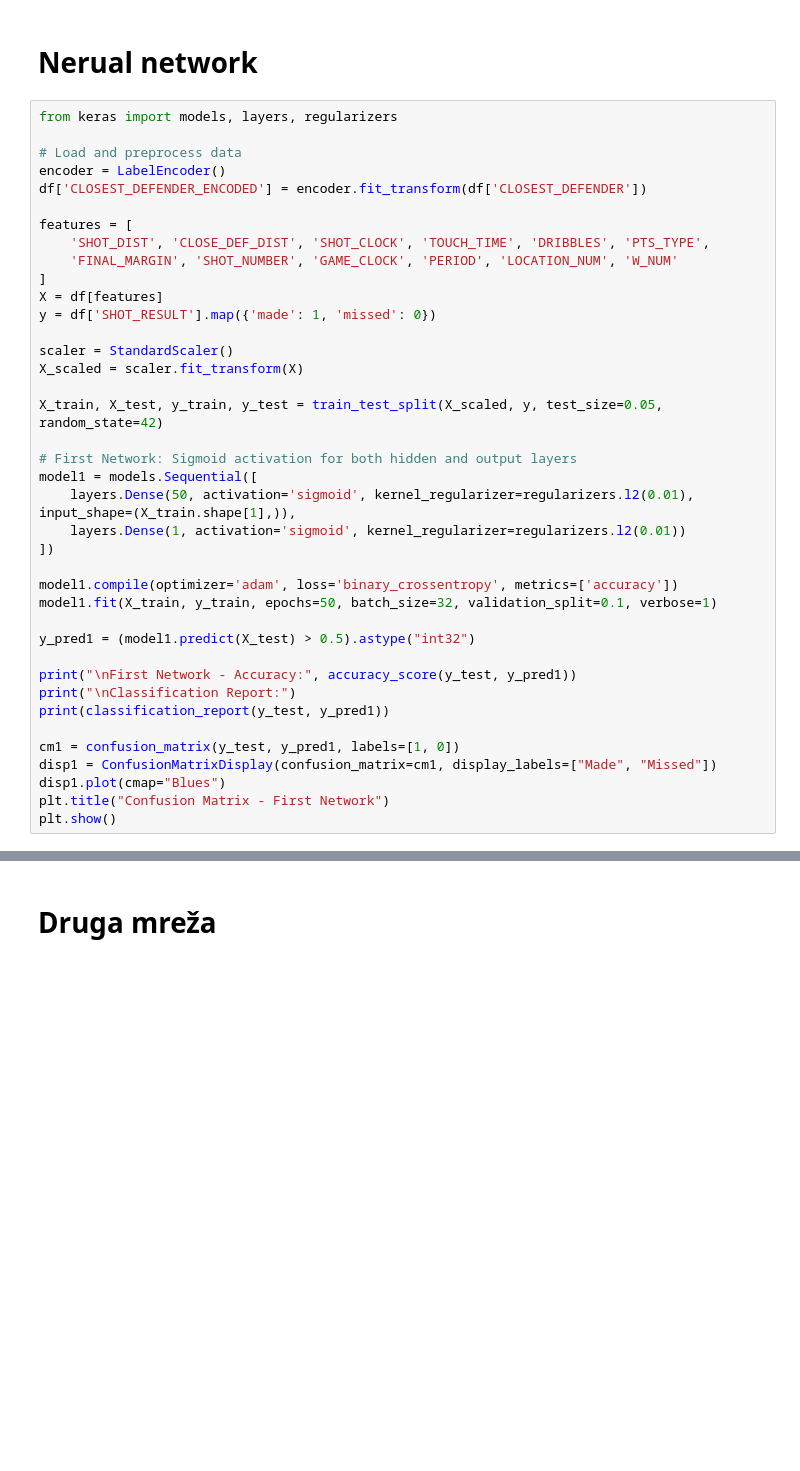
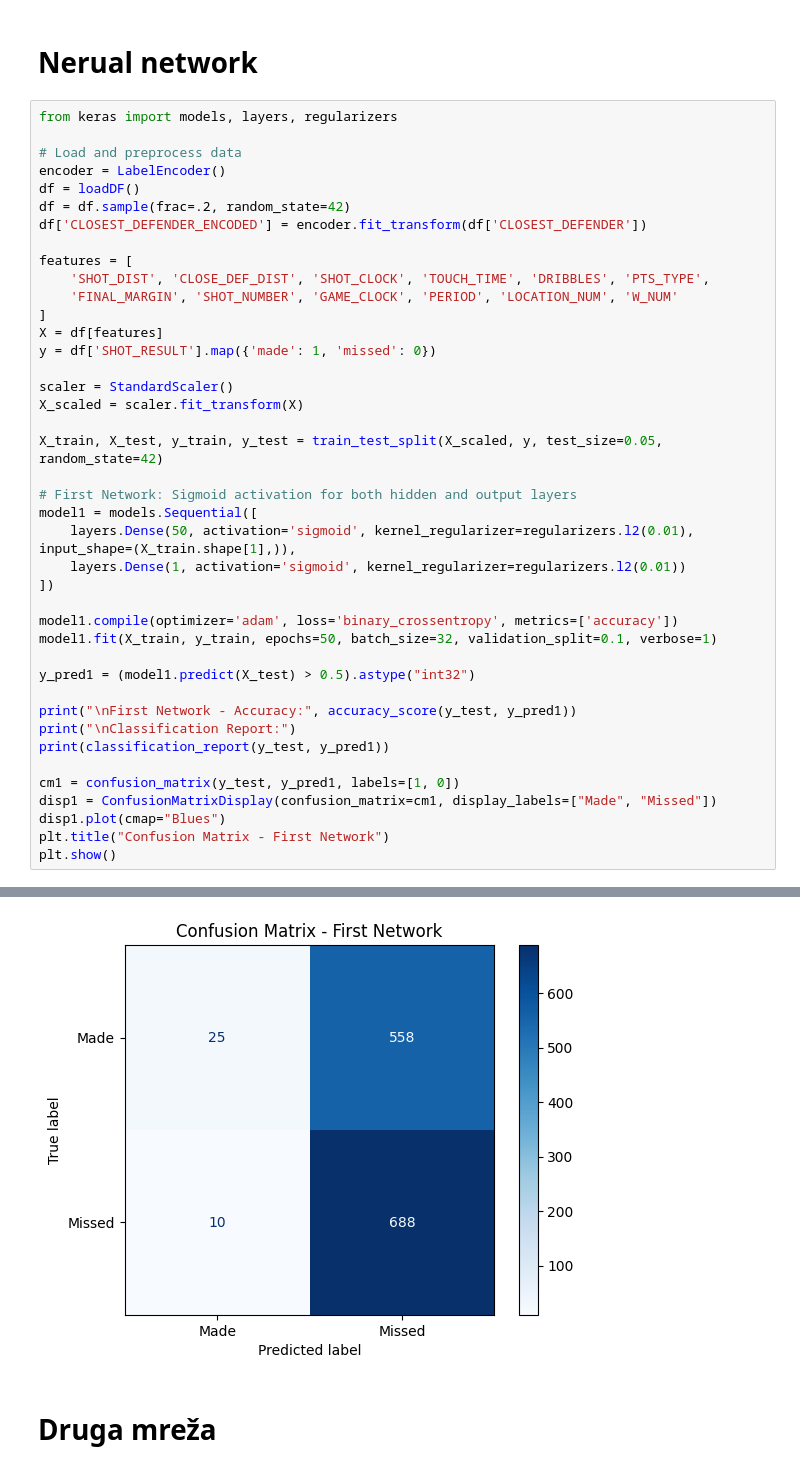
Before and after one commit to markojerkic/uzop-lab3, a Jupyter notebook: clanak.ipynb, the cells around one changed output, grey strips where cells are left out. Drawn from its saved outputs; the diff is of its cells as text; blank space fills up the shorter version.

```diff
--- a/clanak.ipynb
+++ b/clanak.ipynb
@@ -176,6 +177,8 @@ from keras import models, layers, regularizers
 
 # Load and preprocess data
 encoder = LabelEncoder()
+df = loadDF()
+df = df.sample(frac=.2, random_state=42)
 df['CLOSEST_DEFENDER_ENCODED'] = encoder.fit_transform(df['CLOSEST_DEFENDER'])
 
 features = [
@@ -215,3 +235,4 @@ ModuleNotFoundError: No module named 'tensorflow'
+[figure, added]
 # %% [markdown]
 # Druga mreža
 # %%
```
Also changed, not shown: parts of 7 cells of this notebook.
